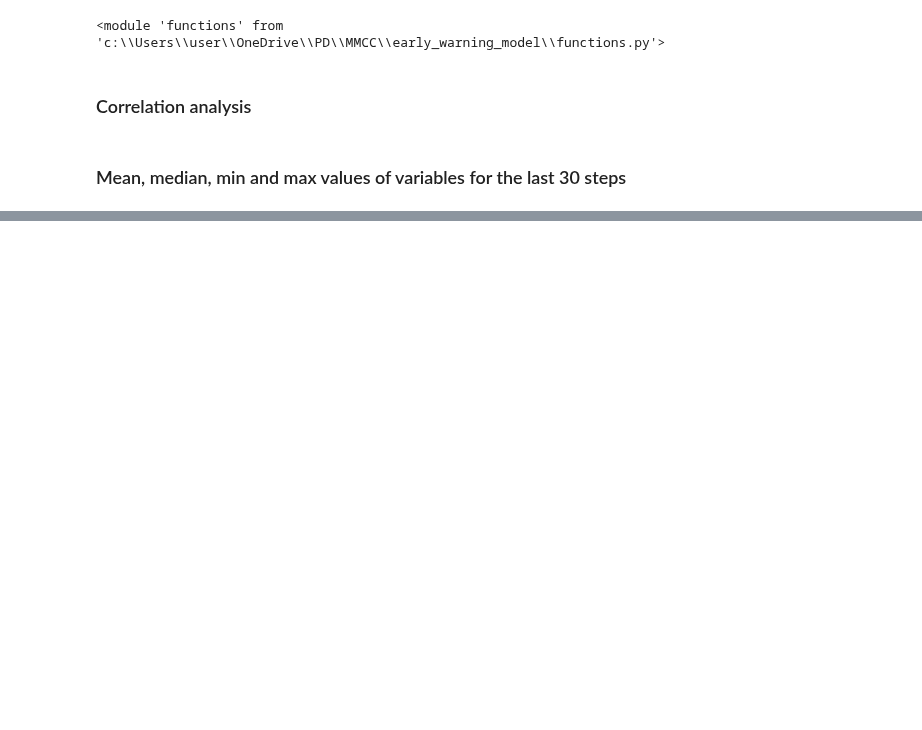
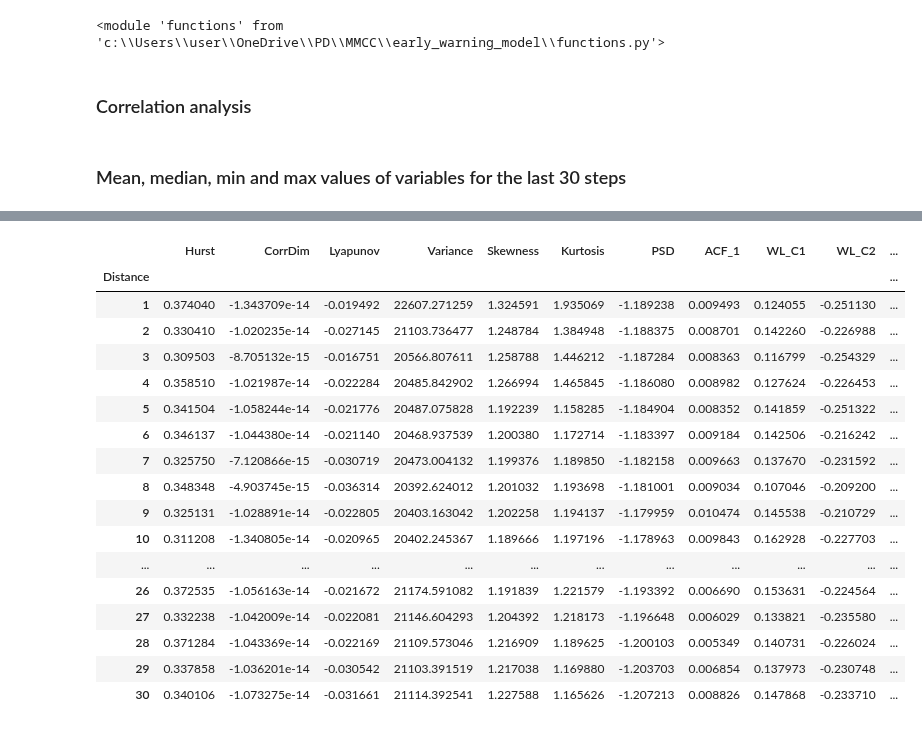
Before and after one commit to lebedevaale/early_warning_model, a Jupyter notebook: EDA.ipynb, the cells around one changed output, grey strips where cells are left out. Cells and saved outputs as stored; diff of their text form; code cells hidden in the pictures; blank space fills up the shorter version.

```diff
--- a/EDA.ipynb
+++ b/EDA.ipynb
@@ -70 +74,24 @@ data_median
+# %%
+data_min = data_logdyn.groupby('Distance')[data_logdyn.columns.drop(['Volume', 'MA100', 'Rise', 'Distance', 'Index', 'Ticker'])].min().iloc[:30]
+data_min.to_parquet('Data/final_min.parquet')
+data_min
+# %% [output]
+|  | Hurst | CorrDim | Lyapunov | Variance | Skewness | Kurtosis | PSD | ACF_1 | WL_C1 | WL_C2 | ... |
+| Distance |  |  |  |  |  |  |  |  |  |  | ... |
+| 1 | 0.374040 | -1.343709e-14 | -0.019492 | 22607.271259 | 1.324591 | 1.935069 | -1.189238 | 0.009493 | 0.124055 | -0.251130 | ... |
+| 2 | 0.330410 | -1.020235e-14 | -0.027145 | 21103.736477 | 1.248784 | 1.384948 | -1.188375 | 0.008701 | 0.142260 | -0.226988 | ... |
+| 3 | 0.309503 | -8.705132e-15 | -0.016751 | 20566.807611 | 1.258788 | 1.446212 | -1.187284 | 0.008363 | 0.116799 | -0.254329 | ... |
+| 4 | 0.358510 | -1.021987e-14 | -0.022284 | 20485.842902 | 1.266994 | 1.465845 | -1.186080 | 0.008982 | 0.127624 | -0.226453 | ... |
+| 5 | 0.341504 | -1.058244e-14 | -0.021776 | 20487.075828 | 1.192239 | 1.158285 | -1.184904 | 0.008352 | 0.141859 | -0.251322 | ... |
+| 6 | 0.346137 | -1.044380e-14 | -0.021140 | 20468.937539 | 1.200380 | 1.172714 | -1.183397 | 0.009184 | 0.142506 | -0.216242 | ... |
+| 7 | 0.325750 | -7.120866e-15 | -0.030719 | 20473.004132 | 1.199376 | 1.189850 | -1.182158 | 0.009663 | 0.137670 | -0.231592 | ... |
+| 8 | 0.348348 | -4.903745e-15 | -0.036314 | 20392.624012 | 1.201032 | 1.193698 | -1.181001 | 0.009034 | 0.107046 | -0.209200 | ... |
+| 9 | 0.325131 | -1.028891e-14 | -0.022805 | 20403.163042 | 1.202258 | 1.194137 | -1.179959 | 0.010474 | 0.145538 | -0.210729 | ... |
+| 10 | 0.311208 | -1.340805e-14 | -0.020965 | 20402.245367 | 1.189666 | 1.197196 | -1.178963 | 0.009843 | 0.162928 | -0.227703 | ... |
+| ... | ... | ... | ... | ... | ... | ... | ... | ... | ... | ... | ... |
+| 26 | 0.372535 | -1.056163e-14 | -0.021672 | 21174.591082 | 1.191839 | 1.221579 | -1.193392 | 0.006690 | 0.153631 | -0.224564 | ... |
+| 27 | 0.332238 | -1.042009e-14 | -0.022081 | 21146.604293 | 1.204392 | 1.218173 | -1.196648 | 0.006029 | 0.133821 | -0.235580 | ... |
+| 28 | 0.371284 | -1.043369e-14 | -0.022169 | 21109.573046 | 1.216909 | 1.189625 | -1.200103 | 0.005349 | 0.140731 | -0.226024 | ... |
+| 29 | 0.337858 | -1.036201e-14 | -0.030542 | 21103.391519 | 1.217038 | 1.169880 | -1.203703 | 0.006854 | 0.137973 | -0.230748 | ... |
+| 30 | 0.340106 | -1.073275e-14 | -0.031661 | 21114.392541 | 1.227588 | 1.165626 | -1.207213 | 0.008826 | 0.147868 | -0.233710 | ... |
 # %%
```
Also changed, not shown: parts of 5 cells of this notebook, 4 other files.
